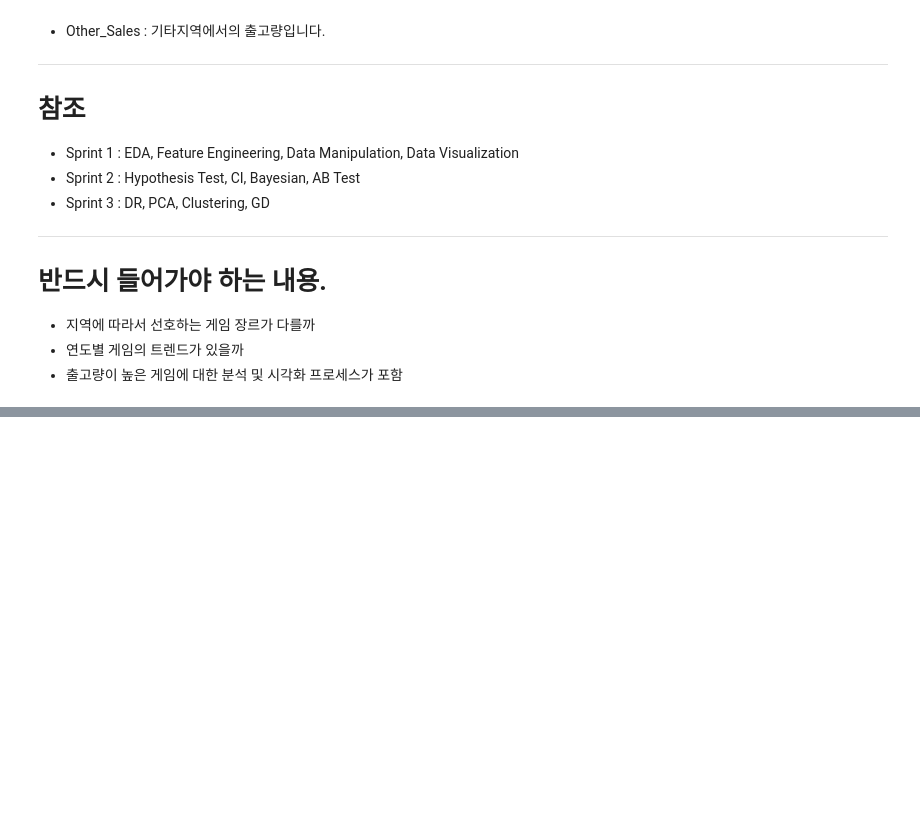
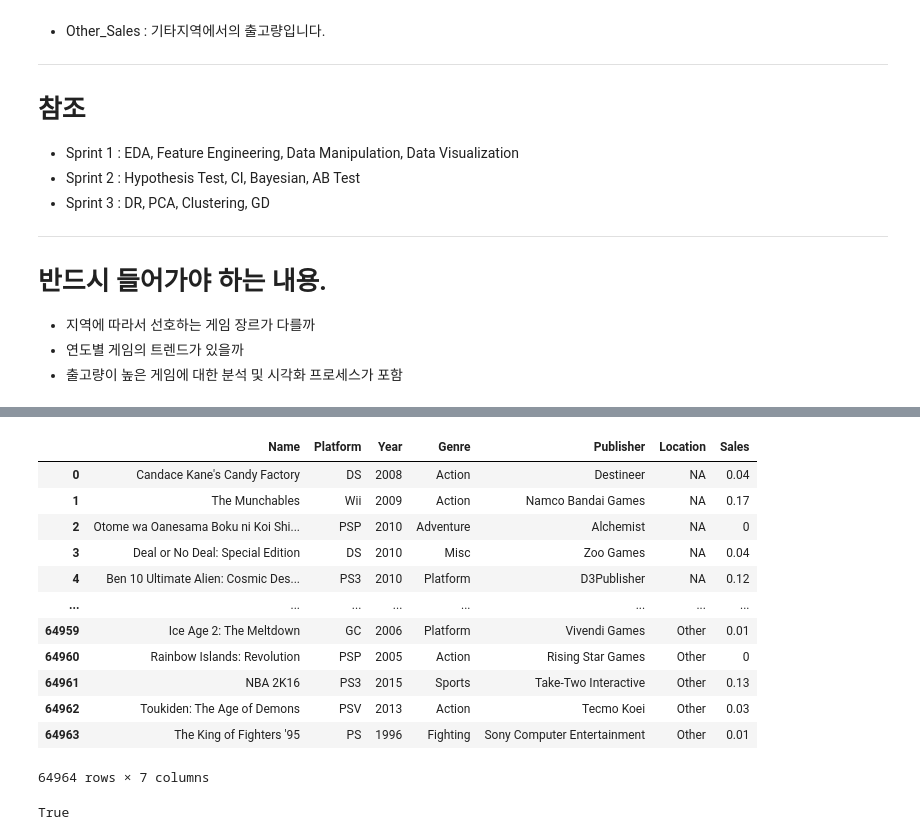
Before and after one commit to CJYjob/ds-section1-Project1-new-, a Jupyter notebook: Codestates_Project1.ipynb, the cells around one changed output, grey strips where cells are left out. Saved outputs shown, nothing was run; the diff lists cells and outputs as text; code cells hidden in the pictures; blank space fills up the shorter version.

```diff
--- a/Codestates_Project1.ipynb
+++ b/Codestates_Project1.ipynb
@@ -39,0 +60,3 @@
+# %%
+# 데이터 원본 보존
+df = df_origin.copy()
@@ -39,0 +167,5 @@
+# %%
+# 결측치가 모두 다른 관측치에서 발견된다 가정해도,
+# 전체 중 2.28%로 5% 미만 임으로 결측치로 제거하여도 큰 영향이 없음.
+df = df.dropna(axis=0)
+df.isna().sum()
@@ -39,0 +183,3 @@
+# %%
+# df.year 의 데이터 타입 전환
+df = df.astype({'Year':'int'})
@@ -39,0 +205,27 @@
+# %%
+# tidy data로 전환
+df = df.melt(id_vars=['Name', 'Platform', 'Year', 'Genre', 'Publisher'], value_vars=['NA_Sales', 'EU_Sales', 'JP_Sales', 'Other_Sales'])
+df = df.rename(columns = {'variable' :'Location', 'value':'Sales'})
+df["Location"] = df["Location"].str.replace("_Sales", "")
+# %%
+df
+# %% [output]
+|  | Name | Platform | Year | Genre | Publisher | Location | Sales |
+| 0 | Candace Kane's Candy Factory | DS | 2008 | Action | Destineer | NA | 0.04 |
+| 1 | The Munchables | Wii | 2009 | Action | Namco Bandai Games | NA | 0.17 |
+| 2 | Otome wa Oanesama Boku ni Koi Shi... | PSP | 2010 | Adventure | Alchemist | NA | 0 |
+| 3 | Deal or No Deal: Special Edition | DS | 2010 | Misc | Zoo Games | NA | 0.04 |
+| 4 | Ben 10 Ultimate Alien: Cosmic Des... | PS3 | 2010 | Platform | D3Publisher | NA | 0.12 |
+| ... | ... | ... | ... | ... | ... | ... | ... |
+| 64959 | Ice Age 2: The Meltdown | GC | 2006 | Platform | Vivendi Games | Other | 0.01 |
+| 64960 | Rainbow Islands: Revolution | PSP | 2005 | Action | Rising Star Games | Other | 0 |
+| 64961 | NBA 2K16 | PS3 | 2015 | Sports | Take-Two Interactive | Other | 0.13 |
+| 64962 | Toukiden: The Age of Demons | PSV | 2013 | Action | Tecmo Koei | Other | 0.03 |
+| 64963 | The King of Fighters '95 | PS | 1996 | Fighting | Sony Computer Entertainment | Other | 0.01 |
+64964 rows × 7 columns
+# %%
+# 판매량이 세가지 형태로 표현. x.xx, x.xxM, xxxK
+# Sales에 대해서 세가지 형태(문자 포함 x, M 포함, K 포함)로만 칼럼이 이루어 지는지 확인
+df.shape[0] == df[~df.Sales.str.contains("M")&~df.Sales.str.contains("K")]["Sales"].count() + df[df.Sales.str.contains("M")]["Sales"].count() + df[df.Sales.str.contains("K")]["Sales"].count()
+# %% [output]
+True
```
Also changed, not shown: parts of 28 cells of this notebook.
